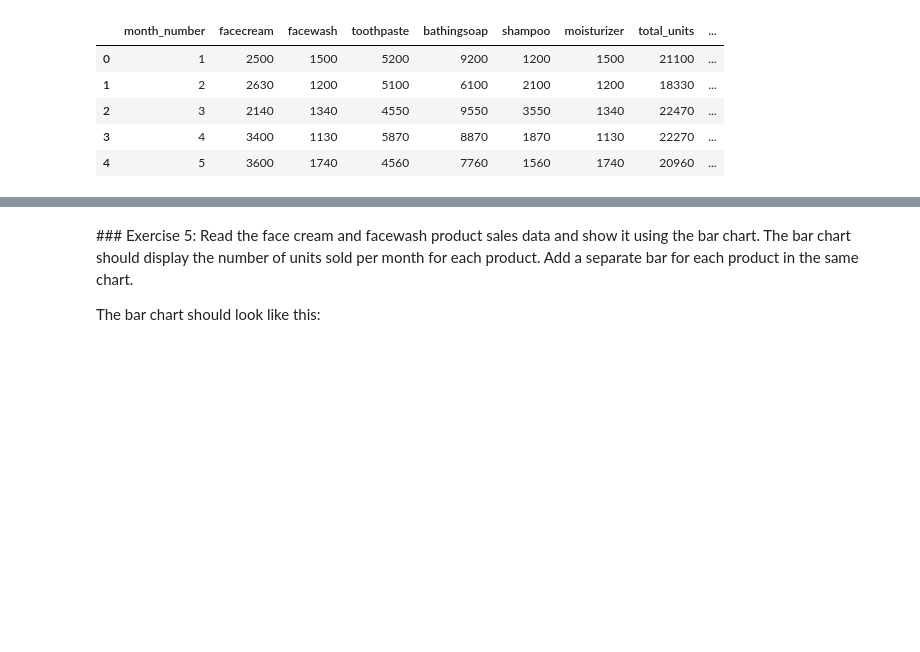
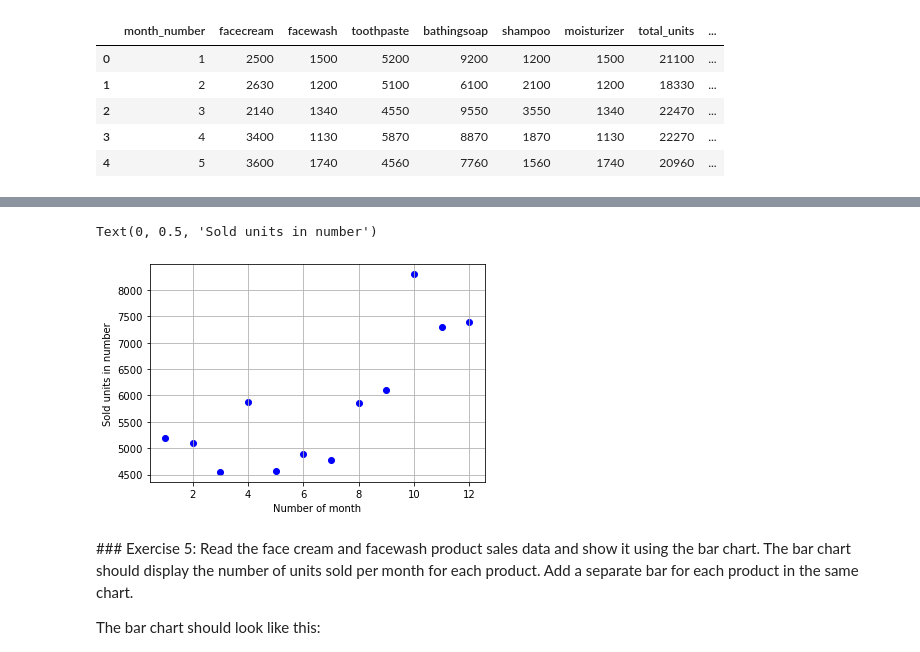
Before and after one commit to alessiorecchia/strive_exe, a Jupyter notebook: d10_Matplotlib/Matplotlib_exercises.ipynb, the cells around one changed output, grey strips where cells are left out. Saved outputs shown, nothing was run; the diff lists cells and outputs as text; code cells hidden in the pictures; blank space fills up the shorter version.

```diff
--- a/d10_Matplotlib/Matplotlib_exercises.ipynb
+++ b/d10_Matplotlib/Matplotlib_exercises.ipynb
@@ -97,3 +103,13 @@ The scatter plot should look like this:
+# %%
+# Write your code here
+fig = plt.plot(figsize=(10, 8))
+plt.scatter(data['month_number'], data['toothpaste'], label='toothpaste', color='blue')
+plt.grid(True)
+plt.xlabel('Number of month')
+plt.ylabel('Sold units in number')
+# %% [output]
+Text(0, 0.5, 'Sold units in number')
+[figure, added]
 # %% [markdown]
 ### Exercise 5: Read the face cream and facewash product sales data and show it using the bar chart.
 The bar chart should display the number of units sold per month for each product. Add a separate bar for each product in the same chart.
```
Also changed, not shown: parts of 5 cells of this notebook.
